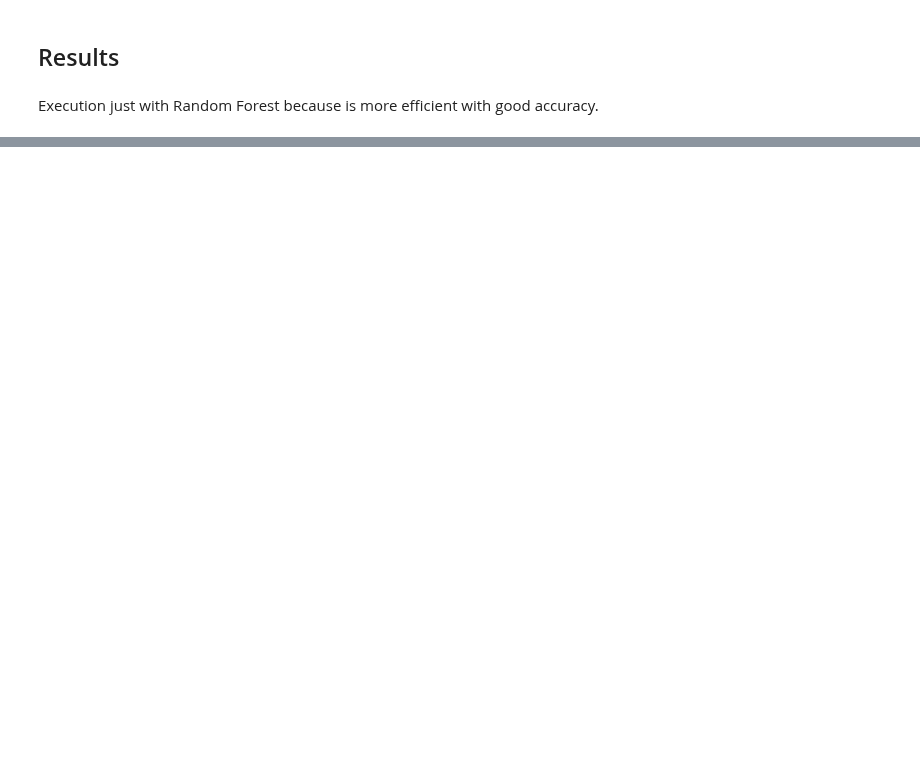
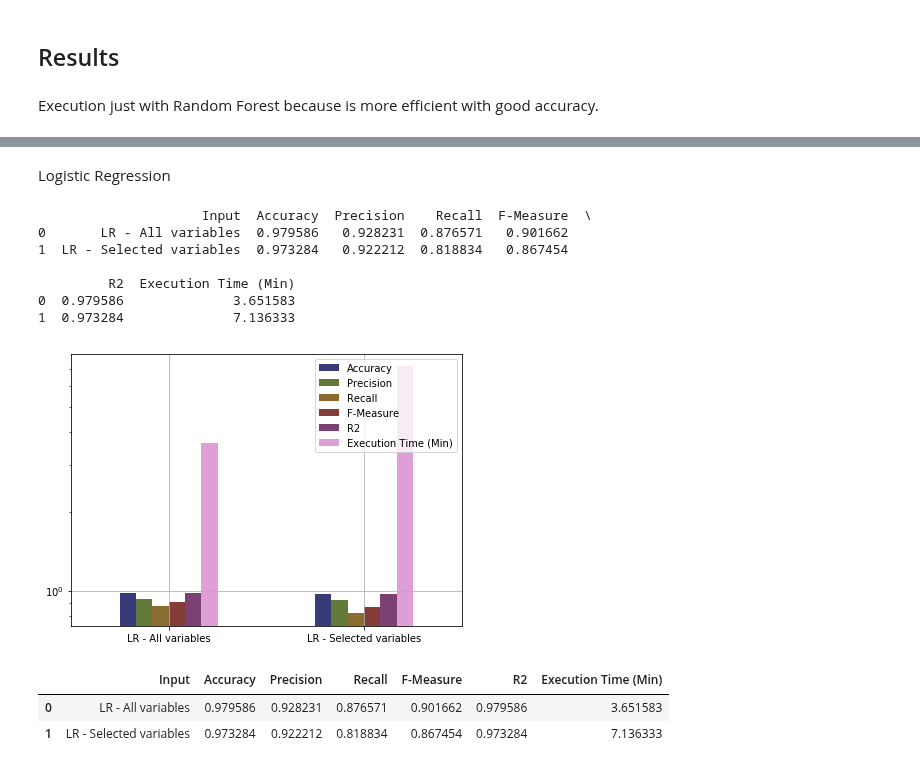
Before and after one commit to veruskasantos/INESProject, a Jupyter notebook: workspace/Data Analysis/FE/Validation.ipynb, the cells around one changed output, grey strips where cells are left out. Cells and saved outputs as stored; diff of their text form; code cells hidden in the pictures; blank space fills up the shorter version.

```diff
--- a/workspace/Data Analysis/FE/Validation.ipynb
+++ b/workspace/Data Analysis/FE/Validation.ipynb
@@ -389,7 +359,7 @@ numeric_feats = df_selected_data.dtypes[(df_selected_data.dtypes != "object") &
 df_selected_data[numeric_feats] = df_selected_data.groupby(['WEEKDAY(gps_datetime)'])[numeric_feats].transform(lambda x: x.fillna(x.median()))
 # %%
 # Converting bool to float
-# df_selected_data.alertIsJamUnifiedAlert = df_selected_data.alertIsJamUnifiedAlert.astype(np.float64)
+df_selected_data.alertIsJamUnifiedAlert = df_selected_data.alertIsJamUnifiedAlert.astype(np.float64)
 df_selected_data.busBunching = df_selected_data.busBunching.astype(np.float64)
 # %%
 # Converting categorical variable
@@ -414,0 +384,8 @@ See the caveats in the documentation: http://pandas.pydata.org/pandas-docs/stabl
+# %%
+y_sel = df_selected_data['busBunching']
+df_selected_data.drop('busBunching', axis=1, inplace=True)
+#df_all_data.drop('headway', axis=1, inplace=True)
+
+X_sel = df_selected_data
+
+X_train_sel, X_test_sel, y_train_sel, y_test_sel = train_test_split(X_sel, y_sel, test_size=0.5)
@@ -454,3 +418,12 @@ See the caveats in the documentation: http://pandas.pydata.org/pandas-docs/stabl
+# %%
+model_lr_sel = LogisticRegression(tol = best_stop_lr_all, C = best_c_lr_all, n_jobs=8)
+score_lr_sel, exec_time_lr_sel, y_predict_lr_sel = train_model(model_lr_sel, X_train_sel, y_train_sel,
+                                                               X_test_sel, y_test_sel, False)
+# %%
+accuracy_lr_sel = get_accuracy(y_predict_lr_sel, y_test_sel, "busBunching")
+precision_lr_sel = get_precision(y_predict_lr_sel, y_test_sel, "busBunching")
+recall_lr_sel = get_recall(y_predict_lr_sel, y_test_sel, "busBunching")
+fmeasure_lr_sel = get_fmeasure(y_predict_lr_sel, y_test_sel, "busBunching")
 # %% [markdown]
 ## Results
 # %% [markdown]
@@ -521,0 +463,27 @@ df_results
+# %% [markdown]
+Logistic Regression
+# %%
+labels = ["Input","Accuracy","Precision","Recall","F-Measure","R2","Execution Time (Min)"]
+results = []
+results.append(["LR - All variables", accuracy_lr_all, precision_lr_all, recall_lr_all, fmeasure_lr_all, score_lr_all, (exec_time_lr_all/60)])
+results.append(["LR - Selected variables", accuracy_lr_sel, precision_lr_sel, recall_lr_sel, fmeasure_lr_sel, score_lr_sel, (exec_time_lr_sel/60)])
+
+df_results_lr = pd.DataFrame.from_records(results, columns=labels)
+print(df_results_lr)
+
+plot_results(df_results_lr, "results_comparison_lr_1000000.png")
+# %% [output]
+                     Input  Accuracy  Precision    Recall  F-Measure  \
+0       LR - All variables  0.979586   0.928231  0.876571   0.901662
+1  LR - Selected variables  0.973284   0.922212  0.818834   0.867454
+
+         R2  Execution Time (Min)
+0  0.979586              3.651583
+1  0.973284              7.136333
+[figure, added]
+# %%
+df_results_lr
+# %% [output]
+|  | Input | Accuracy | Precision | Recall | F-Measure | R2 | Execution Time (Min) |
+| 0 | LR - All variables | 0.979586 | 0.928231 | 0.876571 | 0.901662 | 0.979586 | 3.651583 |
+| 1 | LR - Selected variables | 0.973284 | 0.922212 | 0.818834 | 0.867454 | 0.973284 | 7.136333 |
```
Also changed, not shown: parts of 37 cells of this notebook.
